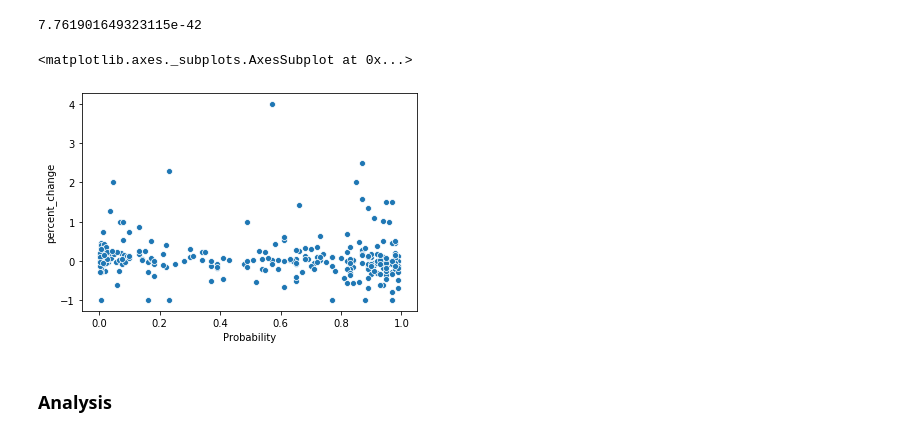
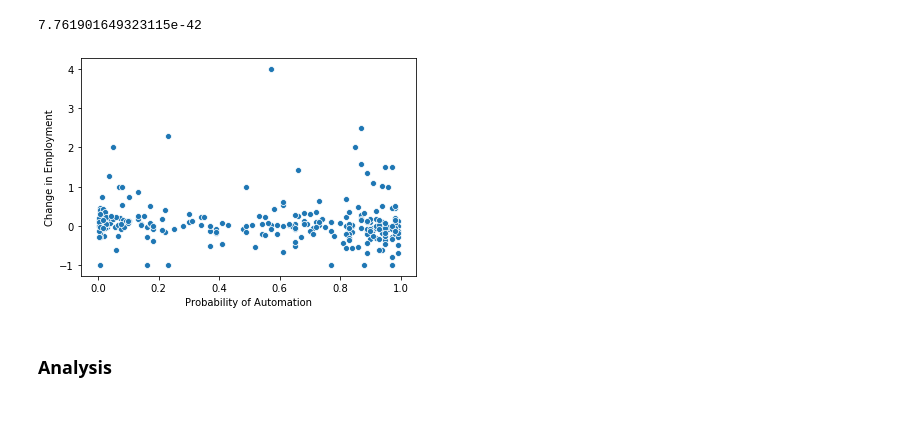
Before and after one commit to COGS108/group11_sp20, a Jupyter notebook: FinalProject_group11.ipynb, the cells around one changed output. Saved outputs shown, nothing was run; the diff lists cells and outputs as text; code cells hidden in the pictures.

Commit message:
update graph axes

```diff
--- a/FinalProject_group11.ipynb
+++ b/FinalProject_group11.ipynb
@@ -329,9 +333,11 @@ print(p)
 # %%
 # Plot the percent change vs Probability of employment
 sns.scatterplot(df_prob_m_trim.Probability, df_prob_m_trim.percent_change)
+plt.xlabel('Probability of Automation')
+plt.ylabel('Change in Employment')
+plt.show()
 # %% [output]
-<matplotlib.axes._subplots.AxesSubplot at 0x...>
-[figure, old version]
+[figure, new version]
 # %% [markdown]
 ### Analysis
 # %% [markdown]
```
Also changed, not shown: parts of 17 cells of this notebook.
